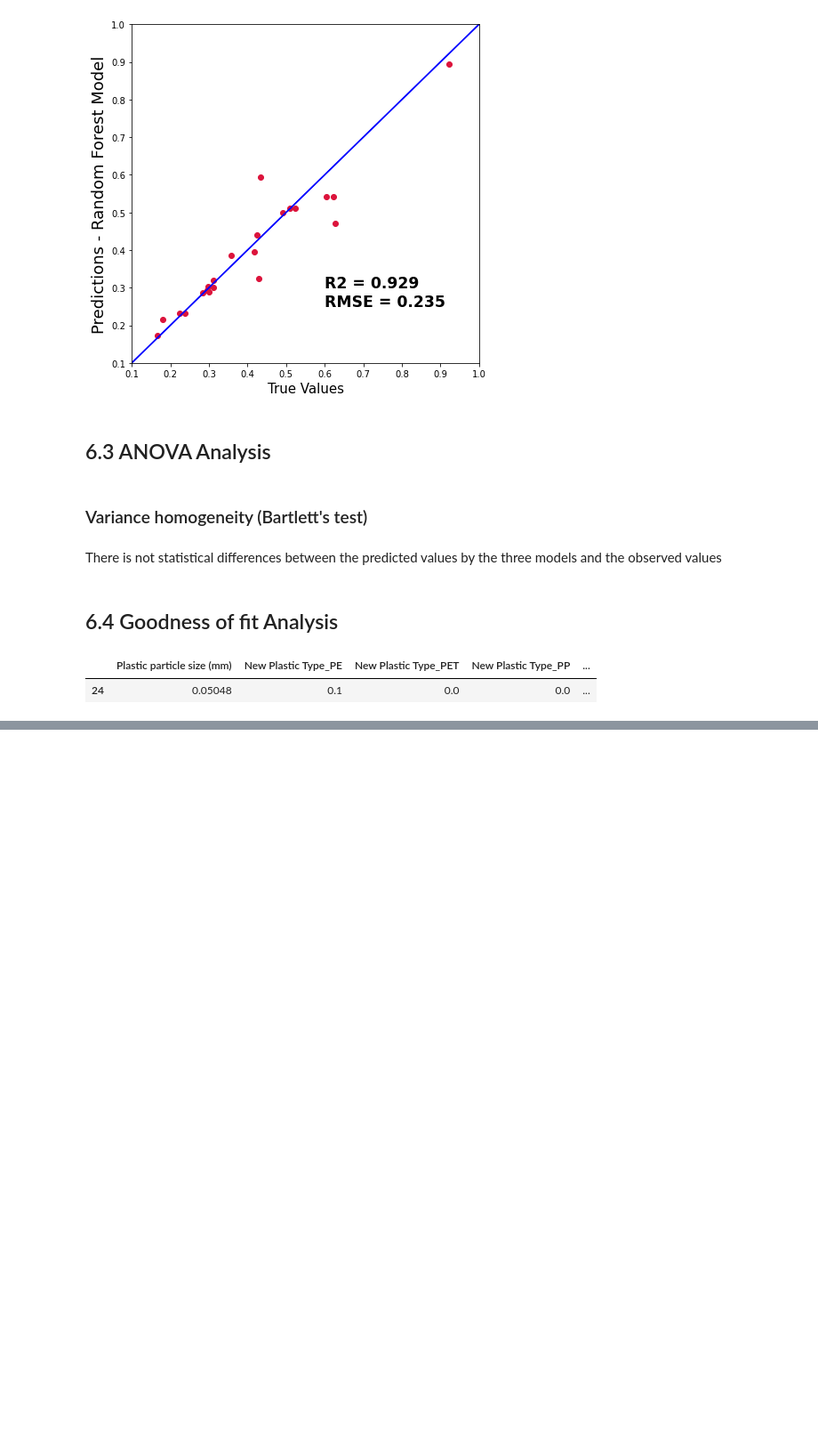
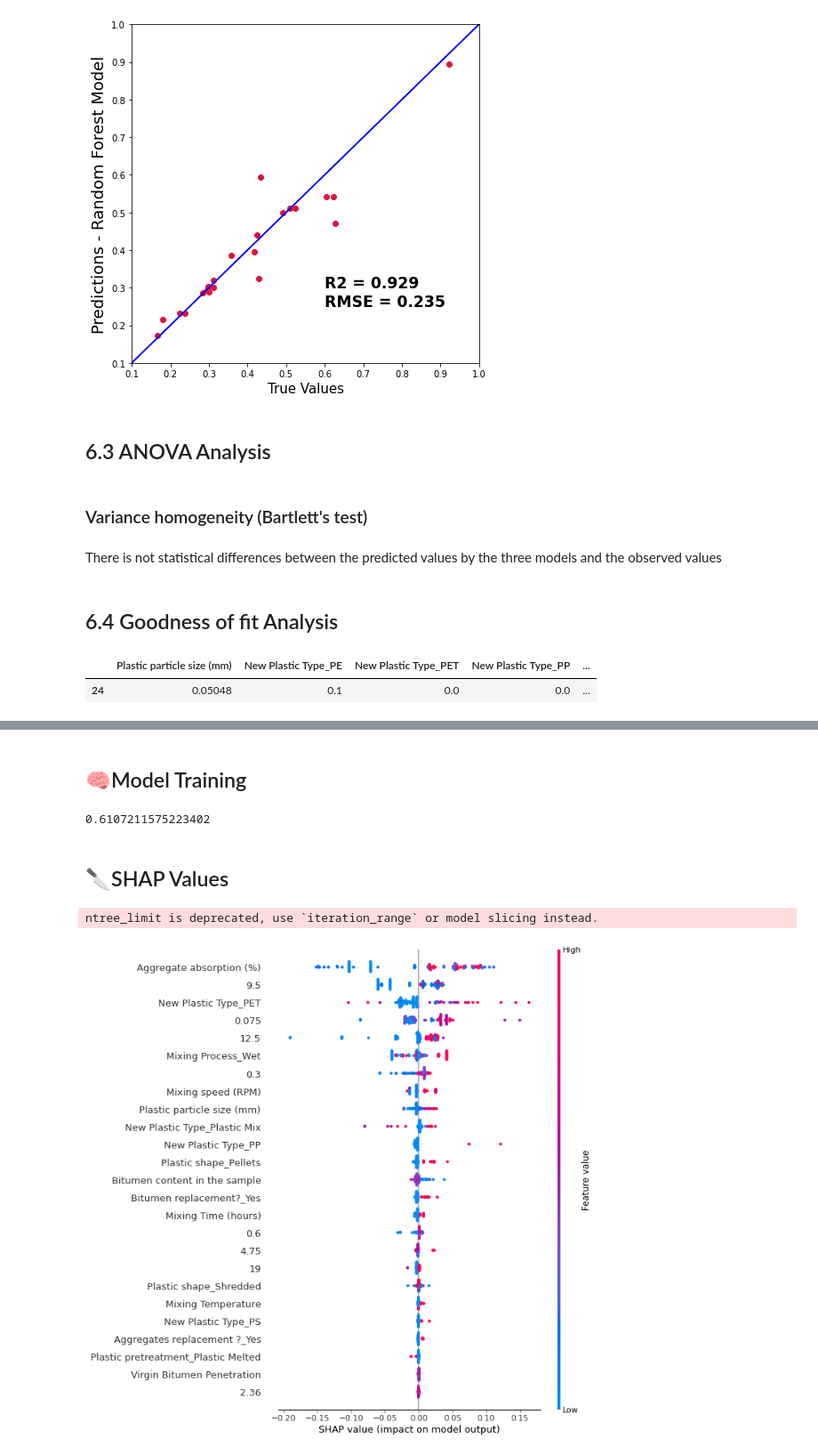
Before and after one commit to cavs1010/asphalt, a Jupyter notebook: Indirect_Tensile_Strength_Enhanced.ipynb, the cells around one changed output, grey strips where cells are left out. Shown at 89% size. Drawn from its saved outputs; the diff is of its cells as text; code cells hidden in the pictures; blank space fills up the shorter version.

Commit message:
Shap Values

```diff
--- a/Indirect_Tensile_Strength_Enhanced.ipynb
+++ b/Indirect_Tensile_Strength_Enhanced.ipynb
@@ -768,0 +854,8 @@ X_test.loc[[24]]
+# %%
+#IMPUTATION OF MISSING VALUES
+imputer = IterativeImputer (estimator = ExtraTreesRegressor(n_estimators=10, random_state = 123), max_iter=50,random_state = 123)
+n = imputer.fit_transform(X)
+X_Imputed = pd.DataFrame(n, columns = list(X.columns))
+print ('There is '+
+str(sum(n < 0 for n in X_Imputed.loc[:,X_Imputed.columns].values.flatten()))+
+' negative values in the new DataFrame')
@@ -768,0 +864,12 @@ X_test.loc[[24]]
+# %%
+X_Imputed['New Plastic Type_PET'] = X_Imputed['New Plastic Type_PET'] * X_Imputed['Plastic Addition by bitumen weight (%)']
+X_Imputed['New Plastic Type_PP'] = X_Imputed['New Plastic Type_PP'] * X_Imputed['Plastic Addition by bitumen weight (%)']
+X_Imputed['New Plastic Type_PS'] = X_Imputed['New Plastic Type_PS'] * X_Imputed['Plastic Addition by bitumen weight (%)']
+X_Imputed['New Plastic Type_Plastic Mix'] = X_Imputed['New Plastic Type_Plastic Mix'] * X_Imputed['Plastic Addition by bitumen weight (%)']
+X_Imputed = X_Imputed.drop(['Plastic Addition by bitumen weight (%)' ], axis = 1)
+# %%
+# Scaling
+ #Feature Scaling
+scaler = MinMaxScaler()
+X = pd.DataFrame(scaler.fit_transform(X_Imputed), columns = list(X_Imputed))
+X.head()
@@ -768,0 +883,10 @@ X_test.loc[[24]]
+# %% [markdown]
+## 🧠Model Training
+# %%
+cv = RepeatedKFold(n_splits = 10, n_repeats = 10, random_state = 123)
+scores = cross_validate(XGBRegressor(random_state=123, n_estimators=500), X, y, cv=cv,scoring=('r2', 'neg_mean_squared_error'),return_train_score=True)
+np.average(scores['test_r2'])
+# %% [output]
+0.6107211575223402
+# %% [markdown]
+## 🔪SHAP Values
@@ -768,0 +895,11 @@ X_test.loc[[24]]
+# %%
+model = XGBRegressor().fit(X, y)
+explainer = shap.Explainer(model)
+shap_values = explainer(X)
+# %% [output]
+ntree_limit is deprecated, use `iteration_range` or model slicing instead.
+# %%
+# summarize the effects of all the features
+shap.plots.beeswarm(shap_values, max_display=28)
+# %% [output]
+[figure, added]
```
Also changed, not shown: parts of 15 cells of this notebook, 3 other files.
